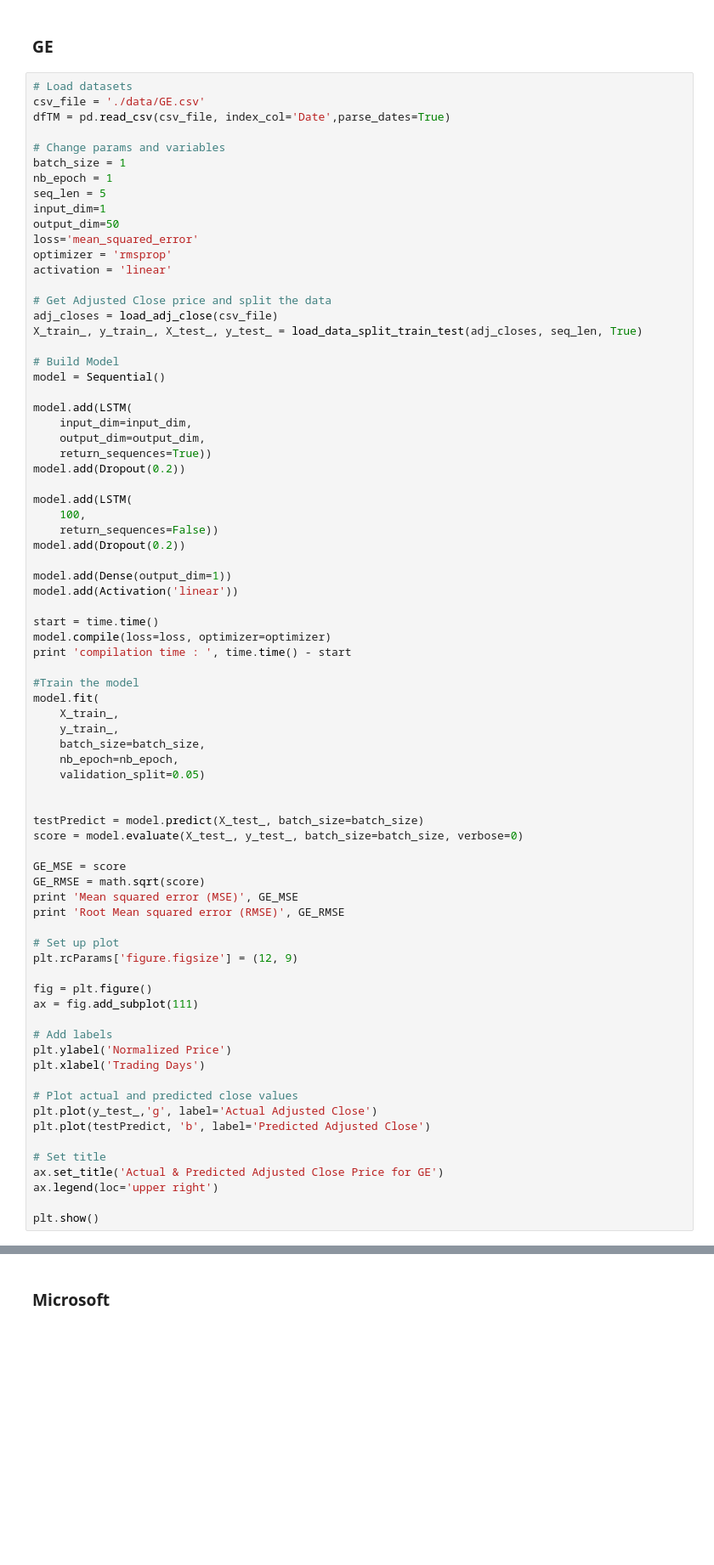
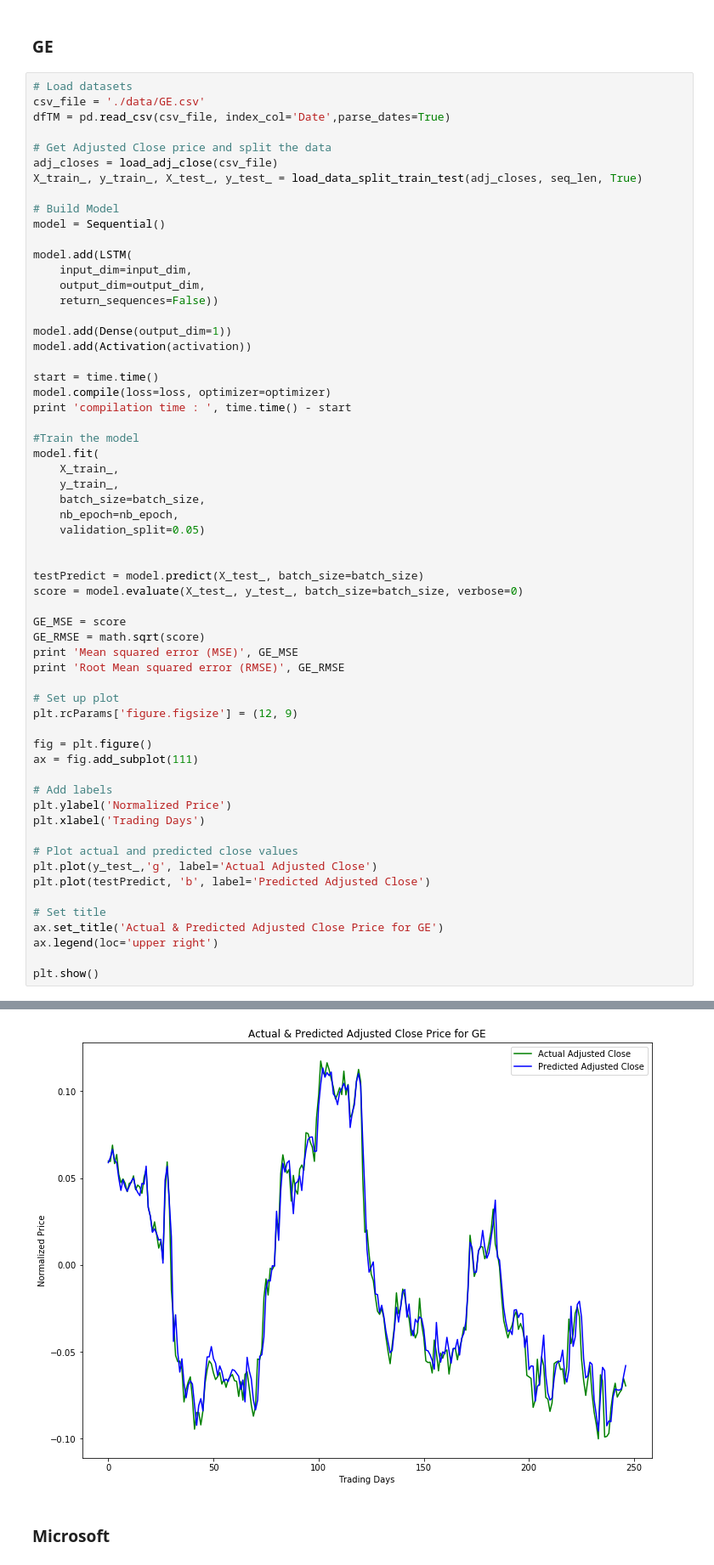
Before and after one commit to yhagio/stock_price_predictor, a Jupyter notebook: stock_price_predictor_lstm_3.ipynb, the cells around one changed output, grey strips where cells are left out. Shown at 85% size. Drawn from its saved outputs; the diff is of its cells as text; blank space fills up the shorter version.

```diff
--- a/stock_price_predictor_lstm_3.ipynb
+++ b/stock_price_predictor_lstm_3.ipynb
@@ -229,16 +238,6 @@ plt.show()
 # Load datasets
 csv_file = './data/GE.csv'
 dfTM = pd.read_csv(csv_file, index_col='Date',parse_dates=True)
-
-# Change params and variables
-batch_size = 1
-nb_epoch = 1
-seq_len = 5
-input_dim=1
-output_dim=50
-loss='mean_squared_error'
-optimizer = 'rmsprop'
-activation = 'linear'
 
 # Get Adjusted Close price and split the data
 adj_closes = load_adj_close(csv_file)
@@ -250,16 +249,10 @@ model = Sequential()
 model.add(LSTM(
     input_dim=input_dim,
     output_dim=output_dim,
-    return_sequences=True))
-model.add(Dropout(0.2))
-
-model.add(LSTM(
-    100,
     return_sequences=False))
-model.add(Dropout(0.2))
 
 model.add(Dense(output_dim=1))
-model.add(Activation('linear'))
+model.add(Activation(activation))
 
 start = time.time()
 model.compile(loss=loss, optimizer=optimizer)
@@ -301,3 +294,4 @@ ax.set_title('Actual & Predicted Adjusted Close Price for GE')
 ax.legend(loc='upper right')
 
 plt.show()
+# %% [output]
@@ -304,3 +315,4 @@ plt.show()
+[figure, added]
 # %% [markdown]
 ### Microsoft
 # %%
```
Also changed, not shown: parts of 6 cells of this notebook.
